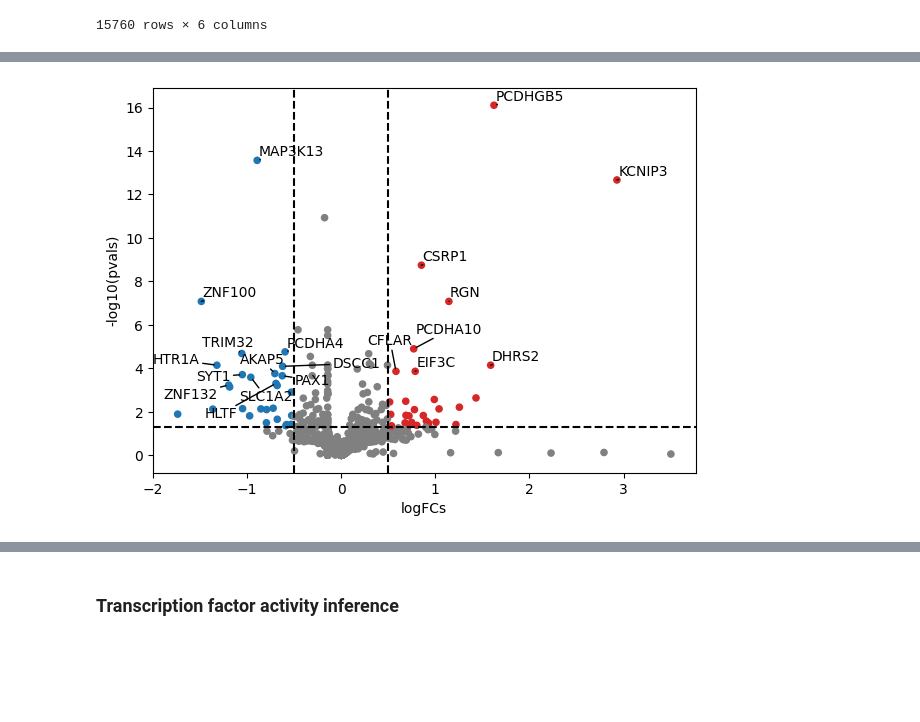
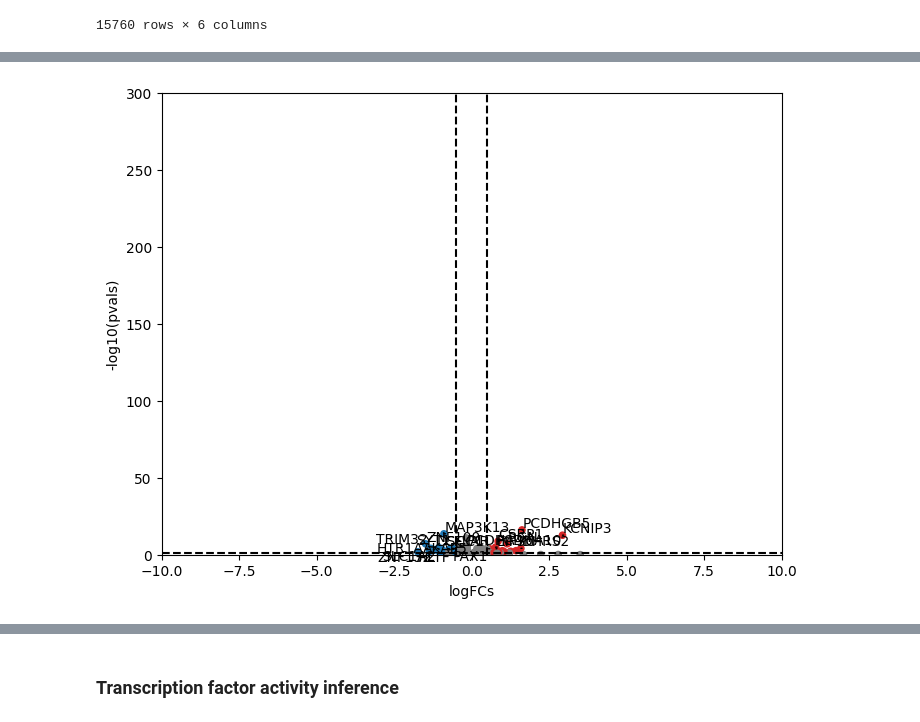
Before and after one commit to AlexanderFastner/MAFA_functional_analysis, a Jupyter notebook: notebooks/new_pathway_enrichment_WT-T0.ipynb, the cells around one changed output, grey strips where cells are left out. Saved outputs shown, nothing was run; the diff lists cells and outputs as text; code cells hidden in the pictures; blank space fills up the shorter version.

```diff
--- a/notebooks/new_pathway_enrichment_WT-T0.ipynb
+++ b/notebooks/new_pathway_enrichment_WT-T0.ipynb
@@ -279,7 +245,19 @@ WARNING: Running pip as the 'root' user can result in broken permissions and con
 # %%
-dc.plot_volcano_df(results_df, x='log2FoldChange', y='padj', top=20, save='../figures/WT/t0_volcano.png')
+import matplotlib.pyplot as plt
+
+fig, ax = plt.subplots(figsize=(8, 6))
+dc.plot_volcano_df(
+    results_df,
+    x='log2FoldChange',
+    y='padj',
+    top=20,
+    ax=ax
+)
+ax.set_xlim(-10, 10)
+ax.set_ylim(0, 300)
+plt.savefig('../figures/WT/t0_volcano.png')
 # %% [output]
-[figure, old version]
+[figure, new version]
 # %%
 mat = results_df[['stat']].T.rename(index={'stat': 'treatment.vs.control'})
 mat
```
Also changed, not shown: parts of 15 cells of this notebook, 38 other files.
